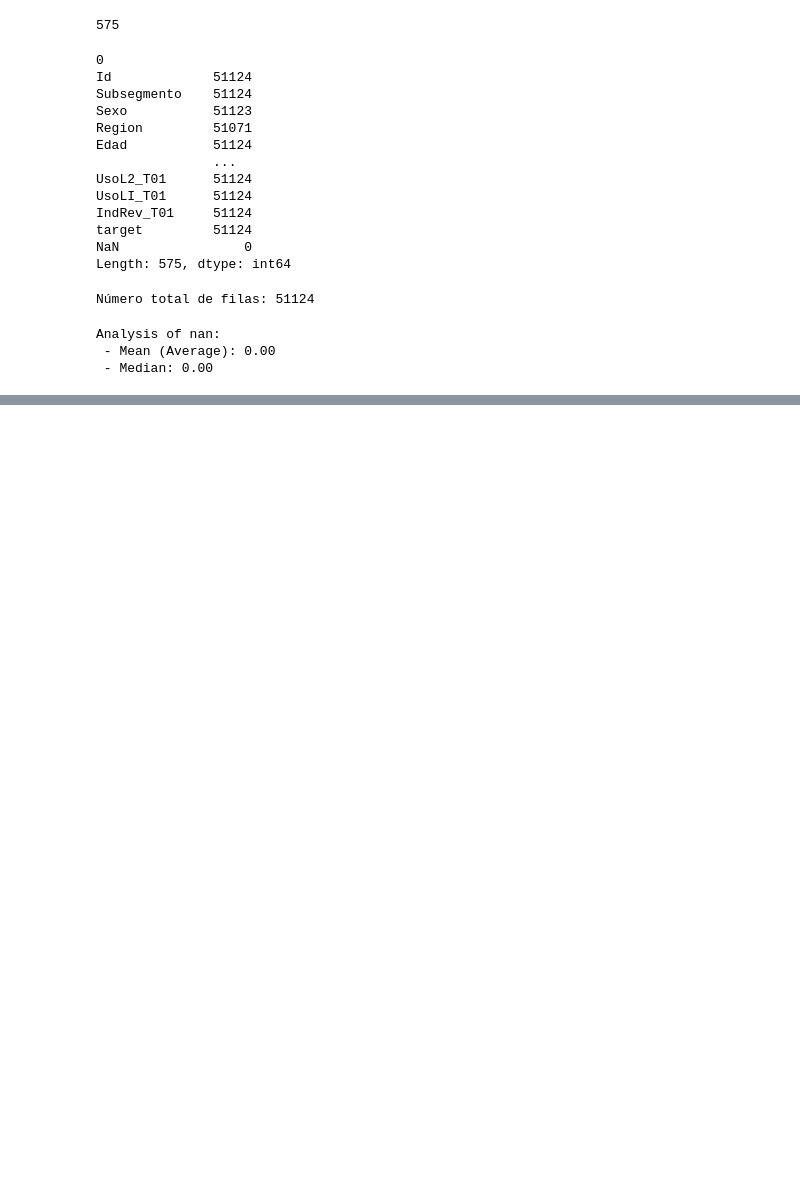
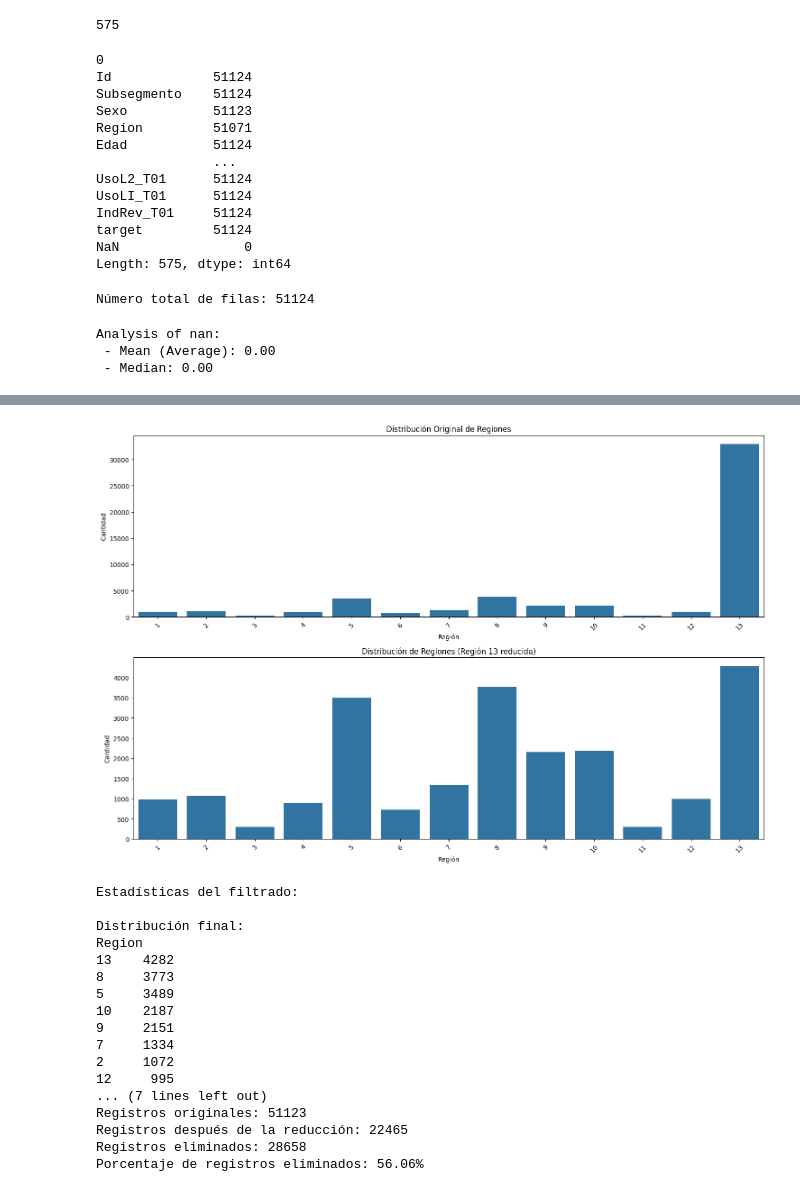
Before and after one commit to Andresilvampuero/monopoly, a Jupyter notebook: monopoly/notebooks/Monopoly.ipynb, the cells around one changed output, grey strips where cells are left out. Saved outputs shown, nothing was run; the diff lists cells and outputs as text; code cells hidden in the pictures; blank space fills up the shorter version.

```diff
--- a/monopoly/notebooks/Monopoly.ipynb
+++ b/monopoly/notebooks/Monopoly.ipynb
@@ -204,0 +362,56 @@ Analysis of nan:
+# %%
+import pandas as pd
+import numpy as np
+import matplotlib.pyplot as plt
+import seaborn as sns
+
+# Mostrar distribución original
+print("Distribución original:")
+print(ds['Region'].value_counts())
+
+# Separar los datos de la región 13 y el resto
+datos_region_13 = ds[ds['Region'] == 13]
+datos_otras_regiones = ds[ds['Region'] != 13]
+
+# Calcular cuántas filas mantener de la región 13 (40% del total)
+n_mantener = int(len(datos_region_13) * 0.13)
+
+# Tomar una muestra aleatoria del 40% de los datos de la región 13
+datos_region_13_reducidos = datos_region_13.sample(n=n_mantener, random_state=42)
+
+# Combinar los datos
+ds2 = pd.concat([datos_otras_regiones, datos_region_13_reducidos])
+
+# Visualización antes y después
+fig, (ax1, ax2) = plt.subplots(2, 1, figsize=(15, 10))
+
+# Gráfico original
+sns.barplot(x=ds['Region'].value_counts().index,
+            y=ds['Region'].value_counts().values,
+            ax=ax1)
+ax1.set_title('Distribución Original de Regiones')
+ax1.set_xlabel('Región')
+ax1.set_ylabel('Cantidad')
+ax1.tick_params(axis='x', rotation=45)
+
+# Gráfico después de la reducción
+sns.barplot(x=ds2['Region'].value_counts().index,
+            y=ds2['Region'].value_counts().values,
+            ax=ax2)
+ax2.set_title('Distribución de Regiones (Región 13 reducida)')
+ax2.set_xlabel('Región')
+ax2.set_ylabel('Cantidad')
+ax2.tick_params(axis='x', rotation=45)
+
+plt.tight_layout()
+plt.show()
+
+# Mostrar estadísticas
+print("\nEstadísticas del filtrado:")
+print("\nDistribución final:")
+print(ds2['Region'].value_counts())
+print(f"\nRegistros originales: {len(ds)}")
+print(f"Registros después de la reducción: {len(ds2)}")
+print(f"Registros eliminados: {len(ds) - len(ds2)}")
+print(f"Porcentaje de registros eliminados: {((len(ds) - len(ds2))/len(ds)*100):.2f}%")
+# %% [output]
@@ -204,0 +435,18 @@ Analysis of nan:
+[figure, added]
+Estadísticas del filtrado:
+
+Distribución final:
+Region
+13    4282
+8     3773
+5     3489
+10    2187
+9     2151
+7     1334
+2     1072
+12     995
+... (7 lines left out)
+Registros originales: 51123
+Registros después de la reducción: 22465
+Registros eliminados: 28658
+Porcentaje de registros eliminados: 56.06%
```
Also changed, not shown: parts of 29 cells of this notebook, 1 other file.
